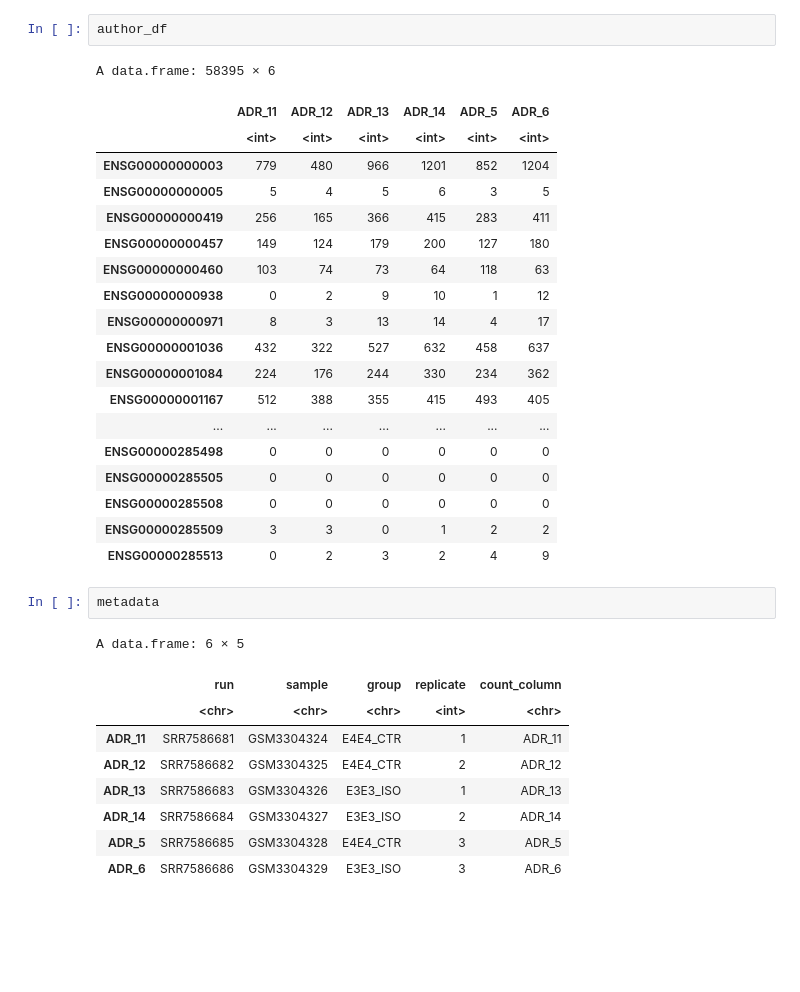
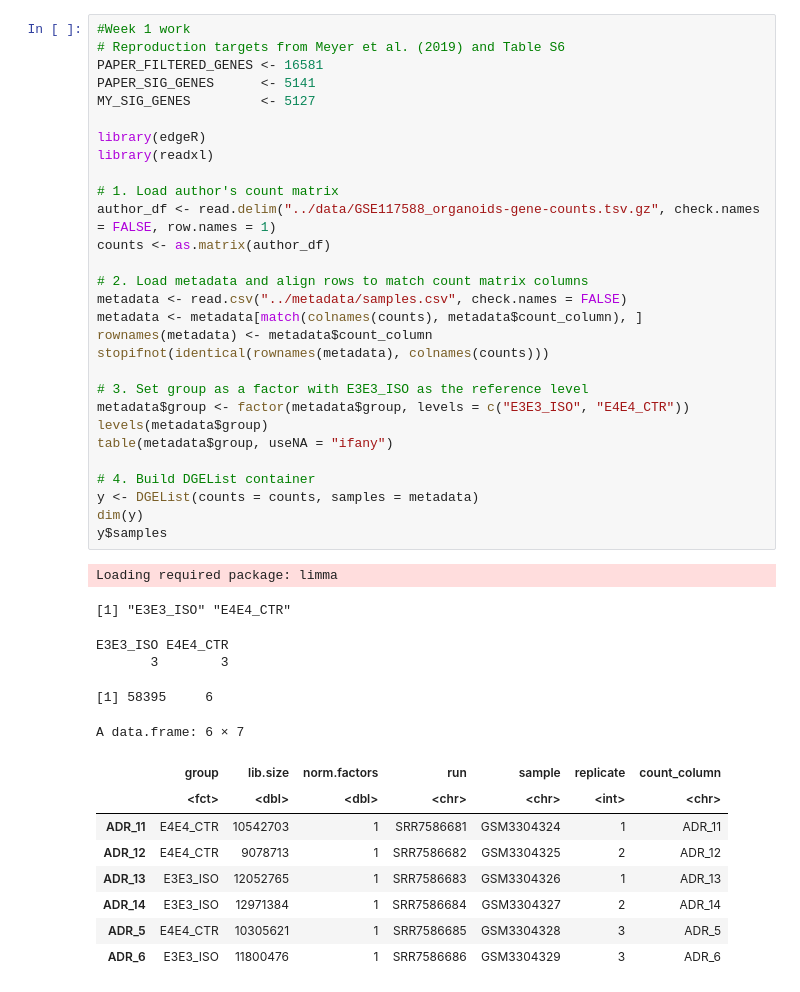
Before and after one commit to ankushgoyalengineer/rnaseq-apoe-organoids, a Jupyter notebook: notebooks/02_edger_reproduction.ipynb, the cells around one changed output. Saved outputs shown, nothing was run; the diff lists cells and outputs as text; blank space fills up the shorter version.

Commit message:
Complete Week 1: reproduce published edgeR result and document results

```diff
--- a/notebooks/02_edger_reproduction.ipynb
+++ b/notebooks/02_edger_reproduction.ipynb
@@ -9,34 +1,44 @@ stopifnot(all(rownames(metadata) == colnames(author_df)))
-# %%
-author_df
-# %% [output]
-A data.frame: 58395 × 6
-|  | ADR_11 | ADR_12 | ADR_13 | ADR_14 | ADR_5 | ADR_6 |
-|  | <int> | <int> | <int> | <int> | <int> | <int> |
-| ENSG00000000003 | 779 | 480 | 966 | 1201 | 852 | 1204 |
-| ENSG00000000005 | 5 | 4 | 5 | 6 | 3 | 5 |
-| ENSG00000000419 | 256 | 165 | 366 | 415 | 283 | 411 |
-| ENSG00000000457 | 149 | 124 | 179 | 200 | 127 | 180 |
-| ENSG00000000460 | 103 | 74 | 73 | 64 | 118 | 63 |
-| ENSG00000000938 | 0 | 2 | 9 | 10 | 1 | 12 |
-| ENSG00000000971 | 8 | 3 | 13 | 14 | 4 | 17 |
-| ENSG00000001036 | 432 | 322 | 527 | 632 | 458 | 637 |
-| ENSG00000001084 | 224 | 176 | 244 | 330 | 234 | 362 |
-| ENSG00000001167 | 512 | 388 | 355 | 415 | 493 | 405 |
-| ... | ... | ... | ... | ... | ... | ... |
-| ENSG00000285498 | 0 | 0 | 0 | 0 | 0 | 0 |
-| ENSG00000285505 | 0 | 0 | 0 | 0 | 0 | 0 |
-| ENSG00000285508 | 0 | 0 | 0 | 0 | 0 | 0 |
-| ENSG00000285509 | 3 | 3 | 0 | 1 | 2 | 2 |
-| ENSG00000285513 | 0 | 2 | 3 | 2 | 4 | 9 |
-# %%
-metadata
-# %% [output]
-A data.frame: 6 × 5
-|  | run | sample | group | replicate | count_column |
-|  | <chr> | <chr> | <chr> | <int> | <chr> |
-| ADR_11 | SRR7586681 | GSM3304324 | E4E4_CTR | 1 | ADR_11 |
-| ADR_12 | SRR7586682 | GSM3304325 | E4E4_CTR | 2 | ADR_12 |
-| ADR_13 | SRR7586683 | GSM3304326 | E3E3_ISO | 1 | ADR_13 |
-| ADR_14 | SRR7586684 | GSM3304327 | E3E3_ISO | 2 | ADR_14 |
-| ADR_5 | SRR7586685 | GSM3304328 | E4E4_CTR | 3 | ADR_5 |
-| ADR_6 | SRR7586686 | GSM3304329 | E3E3_ISO | 3 | ADR_6 |
+# %%
+#Week 1 work
+# Reproduction targets from Meyer et al. (2019) and Table S6
+PAPER_FILTERED_GENES <- 16581
+PAPER_SIG_GENES      <- 5141
+MY_SIG_GENES         <- 5127
+
+library(edgeR)
+library(readxl)
+
+# 1. Load author's count matrix
+author_df <- read.delim("../data/GSE117588_organoids-gene-counts.tsv.gz", check.names = FALSE, row.names = 1)
+counts <- as.matrix(author_df)
+
+# 2. Load metadata and align rows to match count matrix columns
+metadata <- read.csv("../metadata/samples.csv", check.names = FALSE)
+metadata <- metadata[match(colnames(counts), metadata$count_column), ]
+rownames(metadata) <- metadata$count_column
+stopifnot(identical(rownames(metadata), colnames(counts)))
+
+# 3. Set group as a factor with E3E3_ISO as the reference level
+metadata$group <- factor(metadata$group, levels = c("E3E3_ISO", "E4E4_CTR"))
+levels(metadata$group)
+table(metadata$group, useNA = "ifany")
+
+# 4. Build DGEList container
+y <- DGEList(counts = counts, samples = metadata)
+dim(y)
+y$samples
+# %% [output]
+Loading required package: limma
+[1] "E3E3_ISO" "E4E4_CTR"
+E3E3_ISO E4E4_CTR
+       3        3
+[1] 58395     6
+A data.frame: 6 × 7
+|  | group | lib.size | norm.factors | run | sample | replicate | count_column |
+|  | <fct> | <dbl> | <dbl> | <chr> | <chr> | <int> | <chr> |
+| ADR_11 | E4E4_CTR | 10542703 | 1 | SRR7586681 | GSM3304324 | 1 | ADR_11 |
+| ADR_12 | E4E4_CTR | 9078713 | 1 | SRR7586682 | GSM3304325 | 2 | ADR_12 |
+| ADR_13 | E3E3_ISO | 12052765 | 1 | SRR7586683 | GSM3304326 | 1 | ADR_13 |
+| ADR_14 | E3E3_ISO | 12971384 | 1 | SRR7586684 | GSM3304327 | 2 | ADR_14 |
+| ADR_5 | E4E4_CTR | 10305621 | 1 | SRR7586685 | GSM3304328 | 3 | ADR_5 |
+| ADR_6 | E3E3_ISO | 11800476 | 1 | SRR7586686 | GSM3304329 | 3 | ADR_6 |
```
Also changed, not shown: parts of 3 cells of this notebook, 3 other files.
